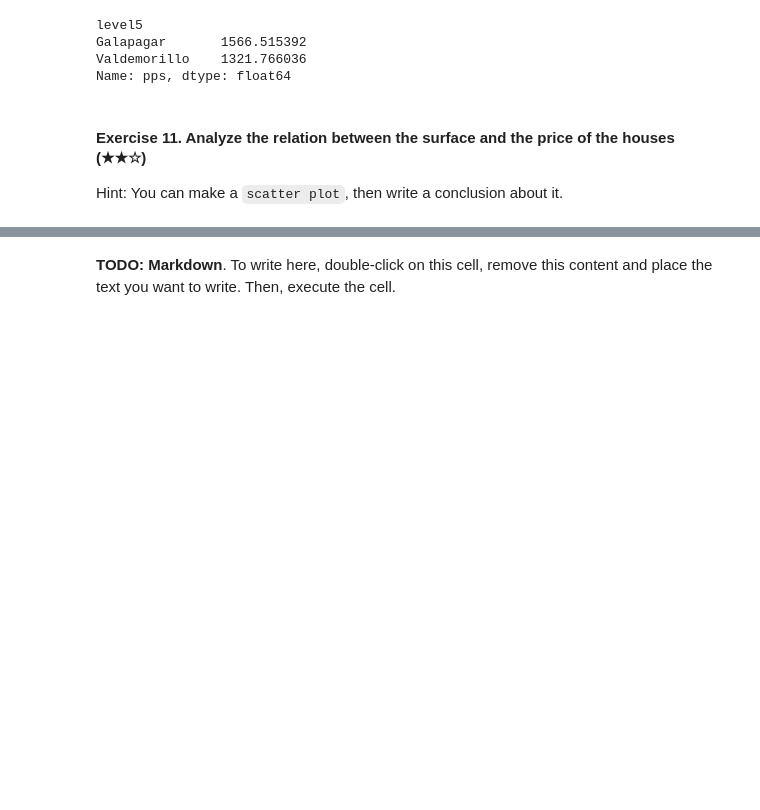
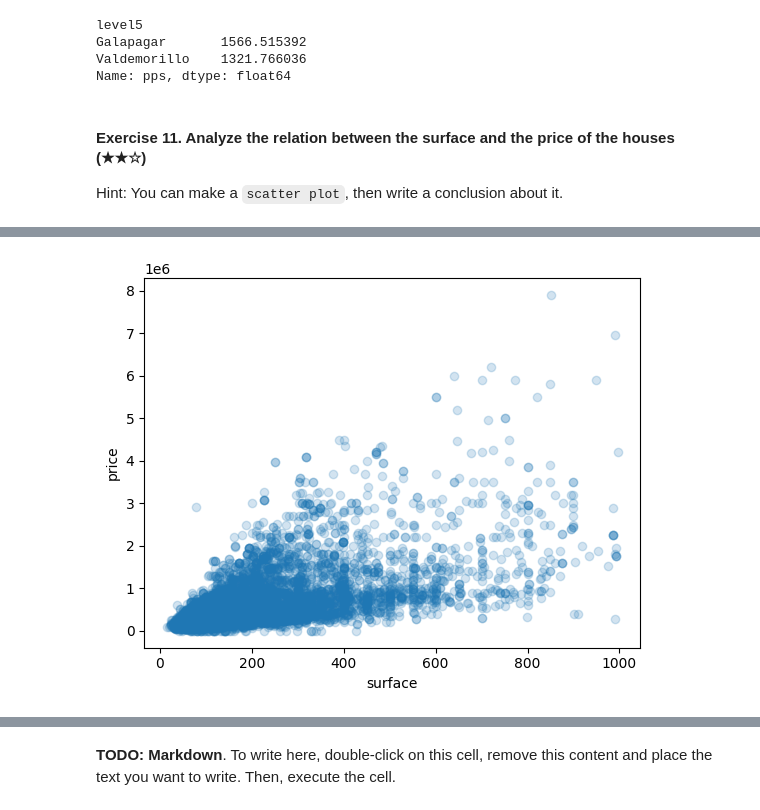
Before and after one commit to ilyasustun/realestate-datacleanup-exercise-ilyas, a Jupyter notebook: project.ipynb, the cells around one changed output, grey strips where cells are left out. Saved outputs shown, nothing was run; the diff lists cells and outputs as text; code cells hidden in the pictures; blank space fills up the shorter version.

```diff
--- a/project.ipynb
+++ b/project.ipynb
@@ -585,0 +621,14 @@ Hint: You can make a `scatter plot`, then write a conclusion about it.
+# %%
+ds_clean = ds_clean[ds_clean['surface'] < 1000].copy()
+# %%
+x = ds_clean['surface']
+y = ds_clean['price']
+
+
+plt.figure()
+plt.scatter(x, y, alpha=0.2)
+plt.xlabel('surface')
+plt.ylabel('price')
+plt.show()
+# %% [output]
+[figure, added]
```
Also changed, not shown: parts of 10 cells of this notebook.
